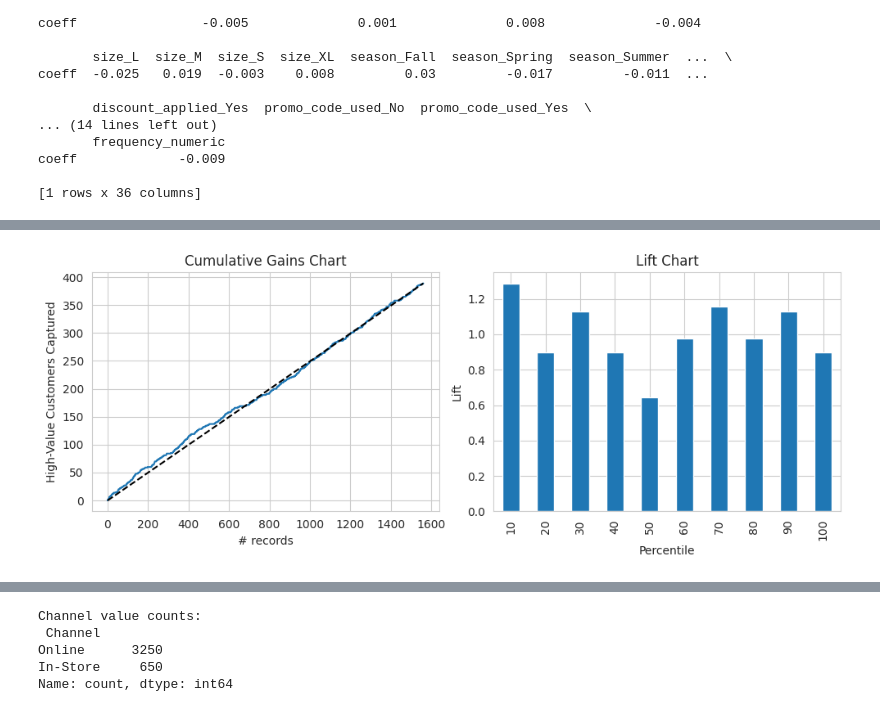
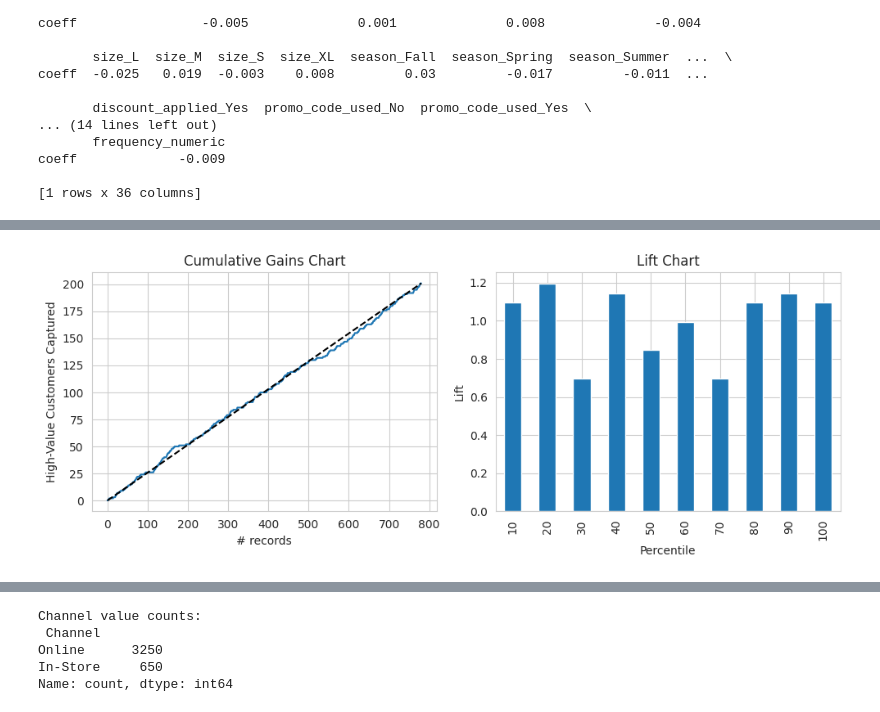
Before and after one commit to briannasancheztop/ADS505_Consumerbehavior, a Jupyter notebook: ADS505_Group_Project_.ipynb, the cells around one changed output, grey strips where cells are left out. Drawn from its saved outputs; the diff is of its cells as text; code cells hidden in the pictures.

```diff
--- a/ADS505_Group_Project_.ipynb
+++ b/ADS505_Group_Project_.ipynb
@@ -247,17 +247,22 @@ Name: purchase_amount_(usd), dtype: float64
 # %% [markdown]
 # 4. Data Splitting
 # %%
-#Partitioning data 60% training and 40% validation
+#Partitioned data 60% training, validation 20% and test 20%
 X = data.drop(columns=['purchase_amount_(usd)'])
 threshold = data['purchase_amount_(usd)'].quantile(0.75)  # Top 25% as high-value
 y = (data['purchase_amount_(usd)'] >= threshold).astype(int)
 # Dropping column purchase_amount_(usd) in X
-X_train, X_test, y_train, y_test = train_test_split(X, y, test_size = 0.4, random_state = 42)
-#Performed split for training and test sets
+
+#Performed split for training, validation and test sets
+X_train, X_temp, y_train, y_temp = train_test_split(X, y, test_size=0.4, random_state=42)
+X_val, X_test, y_val, y_test = train_test_split(X_temp, y_temp, test_size=0.5, random_state=42)
+
 scaler = StandardScaler()
 #Created a StandardScaler object
 X_train_scaled = scaler.fit_transform(X_train)
+
+X_val_scaled = scaler.transform(X_val)
 X_test_scaled = scaler.transform(X_test)
-# Scaling only numeric features
-print(X_train.shape, y_train.shape)
+
+print(X_train.shape, y_train.shape, X_val.shape, y_val.shape, X_test.shape, y_test.shape)
 # %% [output]
@@ -380,26 +427,26 @@ Confusion Matrix:
 # %%
-y_pred_proba = logit_full.predict_proba(X_test_scaled)[:, 1]
+y_pred_proba = randomforest.predict_proba(X_test)[:, 1]
 #Got predicted probabilities for positive class only
 score_df = pd.DataFrame({'Actual': y_test, 'Probability': y_pred_proba})
 #Created DataFrame with actual values and probabilities
 score_df_sorted = score_df.sort_values('Probability', ascending=False)
 #Sorted DataFrame by probability in descending order
 fig, axes = plt.subplots(nrows=1, ncols=2, figsize=(10, 4))
 #Created subplot figure with 2 columns, specified size.
 ax = gainsChart(score_df_sorted['Actual'], ax=axes[0])
 #Ploted gains chart using actual values on first subplot
 ax.set_ylabel('High-Value Customers Captured')
 #Set y-axis label Percentage of High-Value Customers Captured
 ax.set_title('Cumulative Gains Chart')
 #Set subplot title to Cumulative Gains Chart
 ax = liftChart(score_df_sorted['Actual'], ax=axes[1], labelBars=False)
 #Plotted lift chart on second subplot without bar labels
 ax.set_ylabel('Lift')
 #Set y-axis label to Lift
 ax.set_title('Lift Chart')
 #Set x-axis to Lift Chart
 plt.tight_layout()
 plt.show()
 #Plotted graphs
 # %% [output]
-[figure, old version]
+[figure, new version]
```
Also changed, not shown: parts of 18 cells of this notebook.
